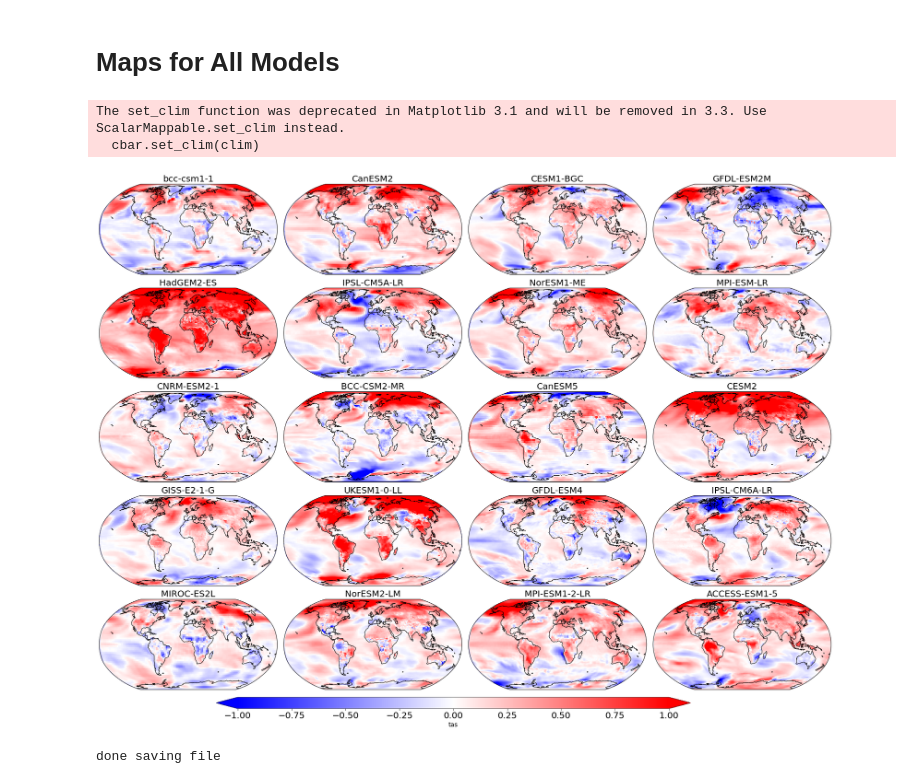
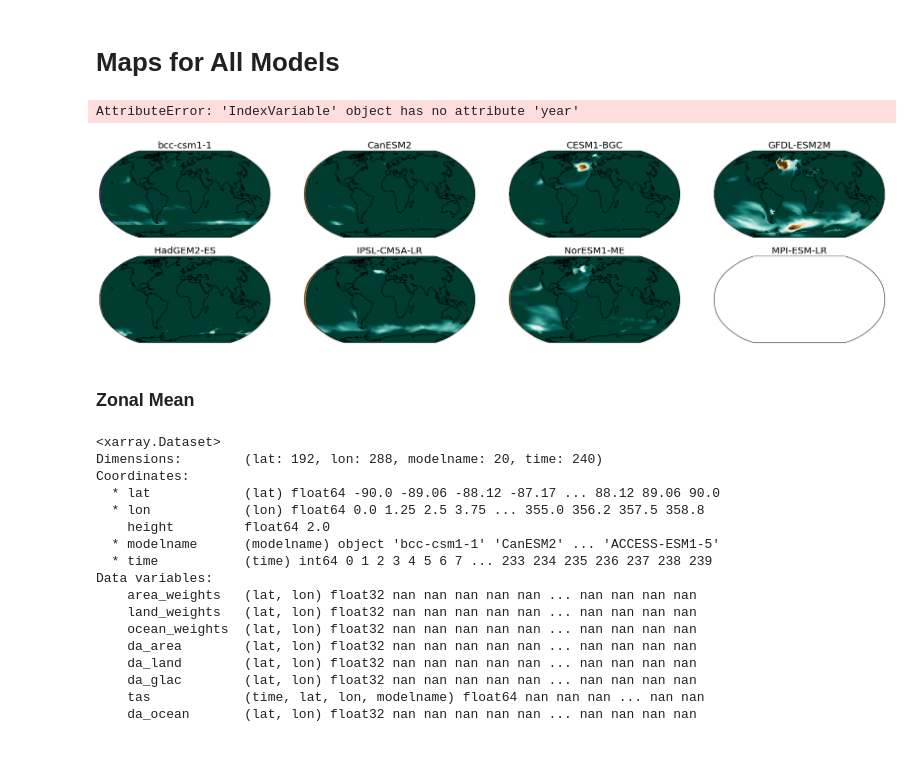
Before and after one commit to czarakas/plant_physiology_and_TCR, a Jupyter notebook: replicate_figures/Figure_S6.ipynb, the cells around one changed output. Drawn from its saved outputs; the diff is of its cells as text; code cells hidden in the pictures; blank space fills up the shorter version.

```diff
--- a/replicate_figures/Figure_S6.ipynb
+++ b/replicate_figures/Figure_S6.ipynb
@@ -28,19 +28,19 @@ END_YR=70
 # %%
 #Runname order: ['1pctCO2-rad','1pctCO2-bgc','1pctCO2','piControl']
 [fig,
  mapdata_all,
  latdata_all,
- londata_all] = plot_allmaps_run.plot_allmaps_run(runname_inds=[2,0],
+ londata_all] = plot_allmaps_run.plot_allmaps_run(runname_inds=[2,3],
                                                   varname=VARNAME,
                                                   end_yr=END_YR,
                                                   clim=[-1,1],
                                                   unitname=None,
-                                                  cmap=plt.cm.bwr,
-                                                  filename= DIR_FIGURES+'Maps_Tas_'+str(END_YR)+'yr',
+                                                  cmap=plt.cm.BrBG,
+                                                  filename= DIR_FIGURES+'Maps_rsdscs_'+str(END_YR)+'yr',
                                                   mask_type=None,
                                                   show_fig = True)
 # %% [output]
-The set_clim function was deprecated in Matplotlib 3.1 and will be removed in 3.3. Use ScalarMappable.set_clim instead.
-  cbar.set_clim(clim)
+AttributeError: 'IndexVariable' object has no attribute 'year'
-[figure, old version]
+[figure, new version]
-done saving file
+# %% [markdown]
+### Zonal Mean
@@ -46,0 +64,20 @@ done saving file
+# %%
+ds_all.rolling(lat=5, center=True).mean()
+# %% [output]
+<xarray.Dataset>
+Dimensions:        (lat: 192, lon: 288, modelname: 20, time: 240)
+Coordinates:
+  * lat            (lat) float64 -90.0 -89.06 -88.12 -87.17 ... 88.12 89.06 90.0
+  * lon            (lon) float64 0.0 1.25 2.5 3.75 ... 355.0 356.2 357.5 358.8
+    height         float64 2.0
+  * modelname      (modelname) object 'bcc-csm1-1' 'CanESM2' ... 'ACCESS-ESM1-5'
+  * time           (time) int64 0 1 2 3 4 5 6 7 ... 233 234 235 236 237 238 239
+Data variables:
+    area_weights   (lat, lon) float32 nan nan nan nan nan ... nan nan nan nan
+    land_weights   (lat, lon) float32 nan nan nan nan nan ... nan nan nan nan
+    ocean_weights  (lat, lon) float32 nan nan nan nan nan ... nan nan nan nan
+    da_area        (lat, lon) float32 nan nan nan nan nan ... nan nan nan nan
+    da_land        (lat, lon) float32 nan nan nan nan nan ... nan nan nan nan
+    da_glac        (lat, lon) float32 nan nan nan nan nan ... nan nan nan nan
+    tas            (time, lat, lon, modelname) float64 nan nan nan ... nan nan
+    da_ocean       (lat, lon) float32 nan nan nan nan nan ... nan nan nan nan
```
Also changed, not shown: parts of 6 cells of this notebook, 12 other files.
